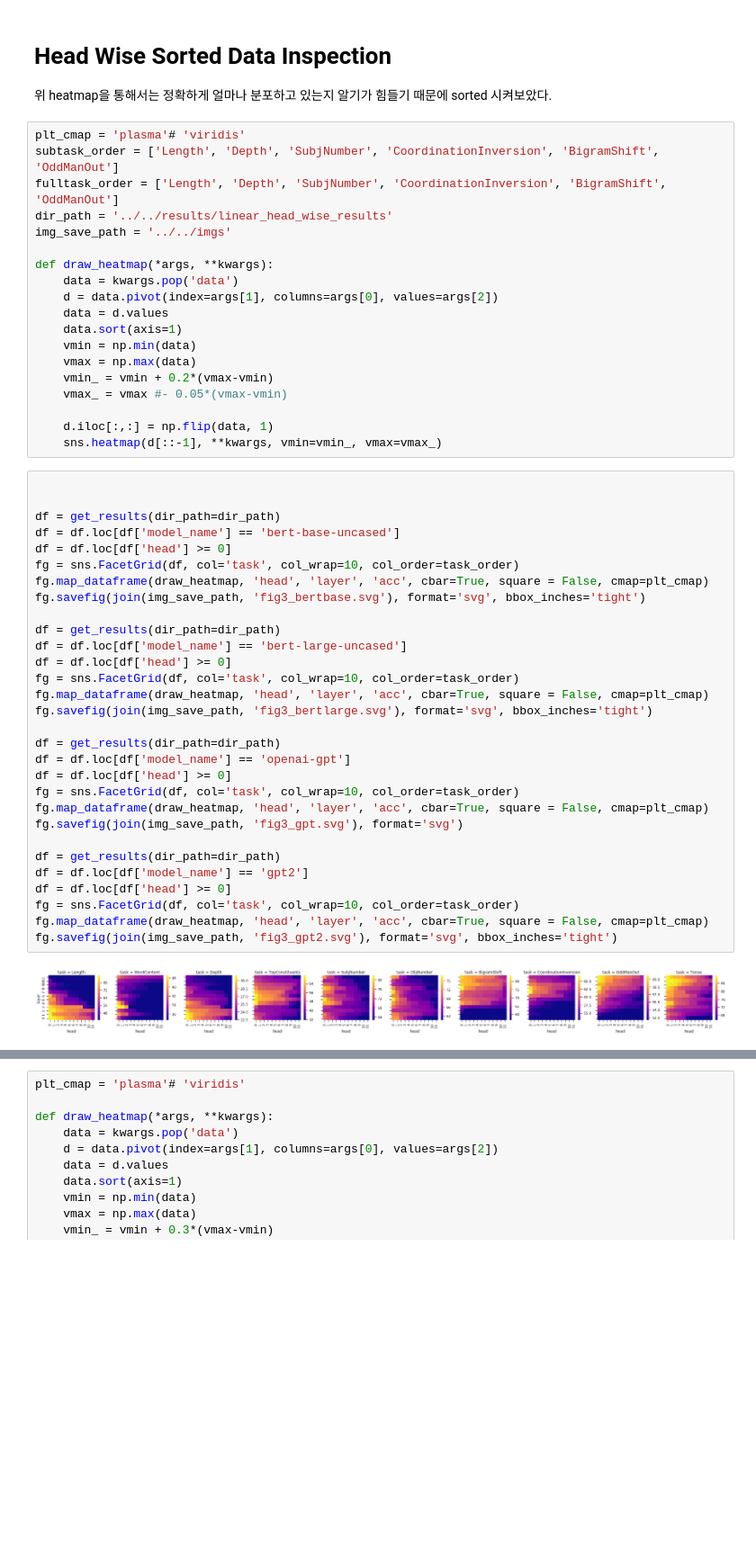
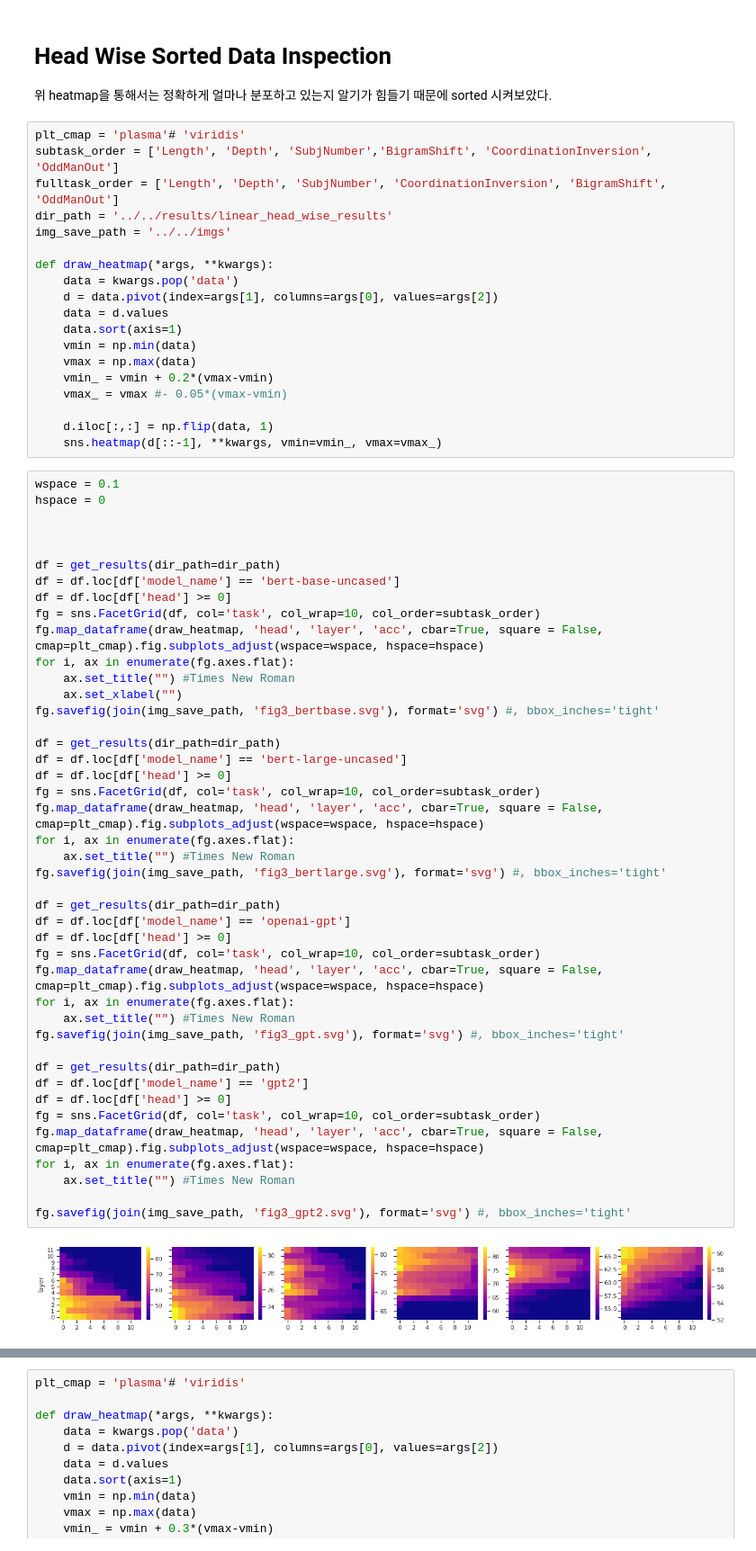
Before and after one commit to heartcored98/transformer_anatomy, a Jupyter notebook: examples/probing/probing_head_wise_heatmap.ipynb, the cells around one changed output, grey strips where cells are left out. Shown at 90% size. Drawn from its saved outputs; the diff is of its cells as text; blank space fills up the shorter version.

Commit message:
Add final version of fig 3 heatmaps

```diff
--- a/examples/probing/probing_head_wise_heatmap.ipynb
+++ b/examples/probing/probing_head_wise_heatmap.ipynb
@@ -148,7 +150,7 @@ sns.heatmap(df, cmap='Reds')
 위 heatmap을 통해서는 정확하게 얼마나 분포하고 있는지 알기가 힘들기 때문에 sorted 시켜보았다.
 # %%
 plt_cmap = 'plasma'# 'viridis'
-subtask_order = ['Length', 'Depth', 'SubjNumber', 'CoordinationInversion', 'BigramShift', 'OddManOut']
+subtask_order = ['Length', 'Depth', 'SubjNumber','BigramShift', 'CoordinationInversion', 'OddManOut']
 fulltask_order = ['Length', 'Depth', 'SubjNumber', 'CoordinationInversion', 'BigramShift', 'OddManOut']
 dir_path = '../../results/linear_head_wise_results'
 img_save_path = '../../imgs'
@@ -166,34 +168,47 @@ def draw_heatmap(*args, **kwargs):
     d.iloc[:,:] = np.flip(data, 1)
     sns.heatmap(d[::-1], **kwargs, vmin=vmin_, vmax=vmax_)
 # %%
+wspace = 0.1
+hspace = 0
+
 
 
 df = get_results(dir_path=dir_path)
 df = df.loc[df['model_name'] == 'bert-base-uncased']
 df = df.loc[df['head'] >= 0]
-fg = sns.FacetGrid(df, col='task', col_wrap=10, col_order=task_order)
-fg.map_dataframe(draw_heatmap, 'head', 'layer', 'acc', cbar=True, square = False, cmap=plt_cmap)
-fg.savefig(join(img_save_path, 'fig3_bertbase.svg'), format='svg', bbox_inches='tight')
+fg = sns.FacetGrid(df, col='task', col_wrap=10, col_order=subtask_order)
+fg.map_dataframe(draw_heatmap, 'head', 'layer', 'acc', cbar=True, square = False, cmap=plt_cmap).fig.subplots_adjust(wspace=wspace, hspace=hspace)
+for i, ax in enumerate(fg.axes.flat):
+    ax.set_title("") #Times New Roman
+    ax.set_xlabel("")
+fg.savefig(join(img_save_path, 'fig3_bertbase.svg'), format='svg') #, bbox_inches='tight'
 
 df = get_results(dir_path=dir_path)
 df = df.loc[df['model_name'] == 'bert-large-uncased']
 df = df.loc[df['head'] >= 0]
-fg = sns.FacetGrid(df, col='task', col_wrap=10, col_order=task_order)
-fg.map_dataframe(draw_heatmap, 'head', 'layer', 'acc', cbar=True, square = False, cmap=plt_cmap)
-fg.savefig(join(img_save_path, 'fig3_bertlarge.svg'), format='svg', bbox_inches='tight')
+fg = sns.FacetGrid(df, col='task', col_wrap=10, col_order=subtask_order)
+fg.map_dataframe(draw_heatmap, 'head', 'layer', 'acc', cbar=True, square = False, cmap=plt_cmap).fig.subplots_adjust(wspace=wspace, hspace=hspace)
+for i, ax in enumerate(fg.axes.flat):
+    ax.set_title("") #Times New Roman
+fg.savefig(join(img_save_path, 'fig3_bertlarge.svg'), format='svg') #, bbox_inches='tight'
 
 df = get_results(dir_path=dir_path)
 df = df.loc[df['model_name'] == 'openai-gpt']
 df = df.loc[df['head'] >= 0]
-fg = sns.FacetGrid(df, col='task', col_wrap=10, col_order=task_order)
-fg.map_dataframe(draw_heatmap, 'head', 'layer', 'acc', cbar=True, square = False, cmap=plt_cmap)
-fg.savefig(join(img_save_path, 'fig3_gpt.svg'), format='svg')
+fg = sns.FacetGrid(df, col='task', col_wrap=10, col_order=subtask_order)
+fg.map_dataframe(draw_heatmap, 'head', 'layer', 'acc', cbar=True, square = False, cmap=plt_cmap).fig.subplots_adjust(wspace=wspace, hspace=hspace)
+for i, ax in enumerate(fg.axes.flat):
+    ax.set_title("") #Times New Roman
+fg.savefig(join(img_save_path, 'fig3_gpt.svg'), format='svg') #, bbox_inches='tight'
 
 df = get_results(dir_path=dir_path)
 df = df.loc[df['model_name'] == 'gpt2']
 df = df.loc[df['head'] >= 0]
-fg = sns.FacetGrid(df, col='task', col_wrap=10, col_order=task_order)
-fg.map_dataframe(draw_heatmap, 'head', 'layer', 'acc', cbar=True, square = False, cmap=plt_cmap)
-fg.savefig(join(img_save_path, 'fig3_gpt2.svg'), format='svg', bbox_inches='tight')
+fg = sns.FacetGrid(df, col='task', col_wrap=10, col_order=subtask_order)
+fg.map_dataframe(draw_heatmap, 'head', 'layer', 'acc', cbar=True, square = False, cmap=plt_cmap).fig.subplots_adjust(wspace=wspace, hspace=hspace)
+for i, ax in enumerate(fg.axes.flat):
+    ax.set_title("") #Times New Roman
+
+fg.savefig(join(img_save_path, 'fig3_gpt2.svg'), format='svg') #, bbox_inches='tight'
 # %% [output]
-[figure, old version]
+[figure, new version]
```
Also changed, not shown: parts of 4 cells of this notebook, 12 other files.
